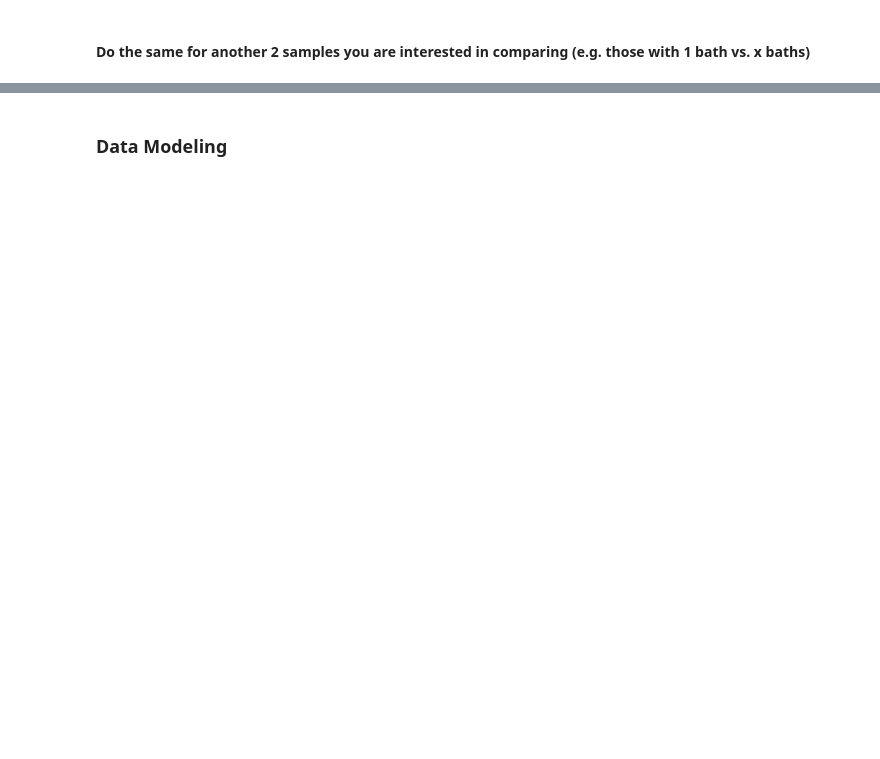
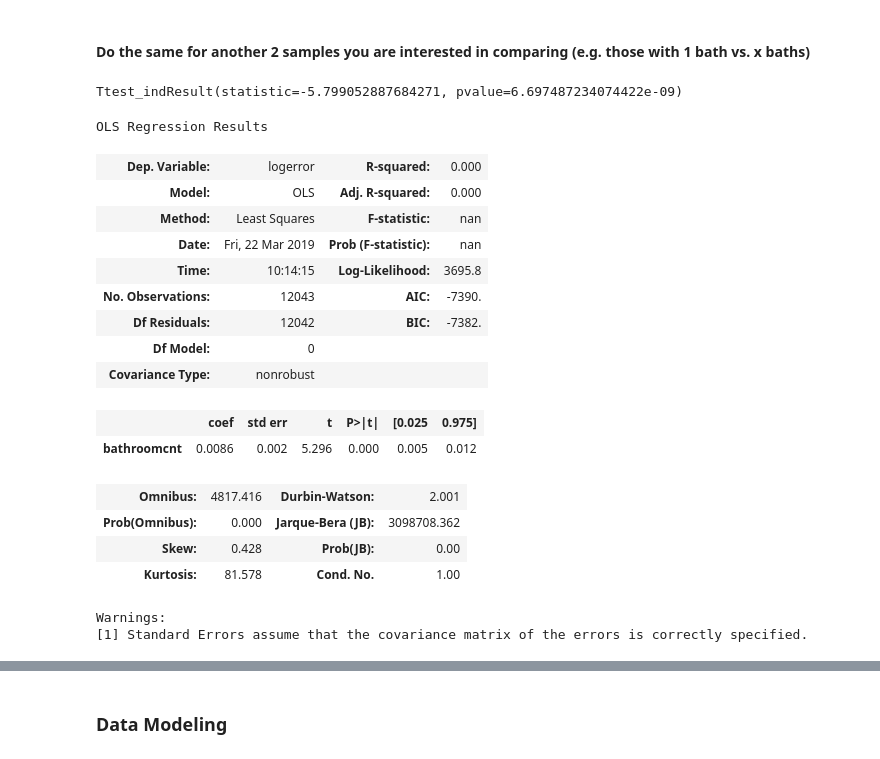
Before and after one commit to ksanmiguel10/codeup-ds-projects, a Jupyter notebook: Regression_Project_KatySalts.ipynb, the cells around one changed output, grey strips where cells are left out. Drawn from its saved outputs; the diff is of its cells as text; code cells hidden in the pictures; blank space fills up the shorter version.

```diff
--- a/Regression_Project_KatySalts.ipynb
+++ b/Regression_Project_KatySalts.ipynb
@@ -309,2 +370,32 @@ fit.summary()
 # %% [markdown]
 #### Do the same for another 2 samples you are interested in comparing (e.g. those with 1 bath vs. x baths)
+# %%
+train_bath1 = train[train.bathroomcnt <= 3]
+train_bath2 = train[train.bathroomcnt >= 4]
+
+ttest_ind(train_bath1.logerror, train_bath2.logerror)
+# %% [output]
+Ttest_indResult(statistic=-5.799052887684271, pvalue=6.697487234074422e-09)
+# %%
+ols_model = sm.OLS(train_bath1.logerror, train_bath1.bathroomcnt)
+fit = ols_model.fit()
+fit.summary()
+# %% [output]
+OLS Regression Results
+| Dep. Variable: | logerror | R-squared: | 0.000 |
+| Model: | OLS | Adj. R-squared: | 0.000 |
+| Method: | Least Squares | F-statistic: | nan |
+| Date: | Fri, 22 Mar 2019 | Prob (F-statistic): | nan |
+| Time: | 10:14:15 | Log-Likelihood: | 3695.8 |
+| No. Observations: | 12043 | AIC: | -7390. |
+| Df Residuals: | 12042 | BIC: | -7382. |
+| Df Model: | 0 |  |  |
+| Covariance Type: | nonrobust |  |  |
+|  | coef | std err | t | P>|t| | [0.025 | 0.975] |
+| bathroomcnt | 0.0086 | 0.002 | 5.296 | 0.000 | 0.005 | 0.012 |
+| Omnibus: | 4817.416 | Durbin-Watson: | 2.001 |
+| Prob(Omnibus): | 0.000 | Jarque-Bera (JB): | 3098708.362 |
+| Skew: | 0.428 | Prob(JB): | 0.00 |
+| Kurtosis: | 81.578 | Cond. No. | 1.00 |
+Warnings:
+[1] Standard Errors assume that the covariance matrix of the errors is correctly specified.
```
Also changed, not shown: parts of 16 cells of this notebook.
